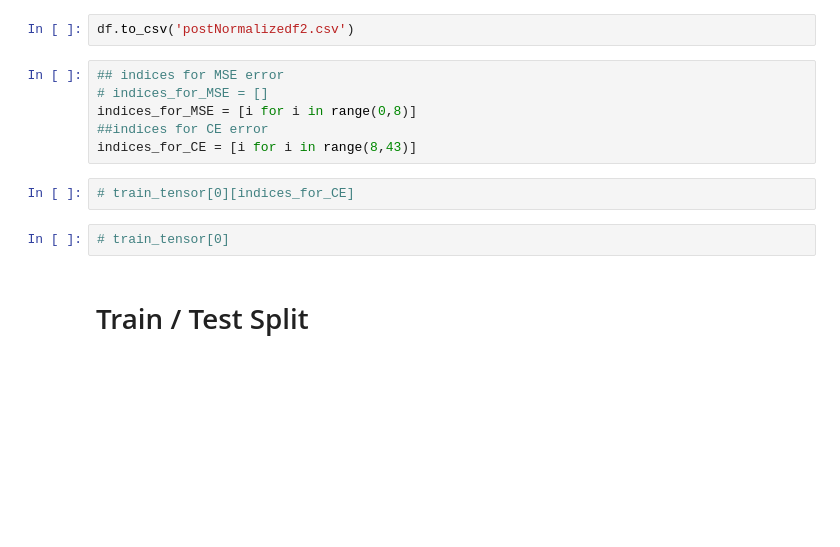
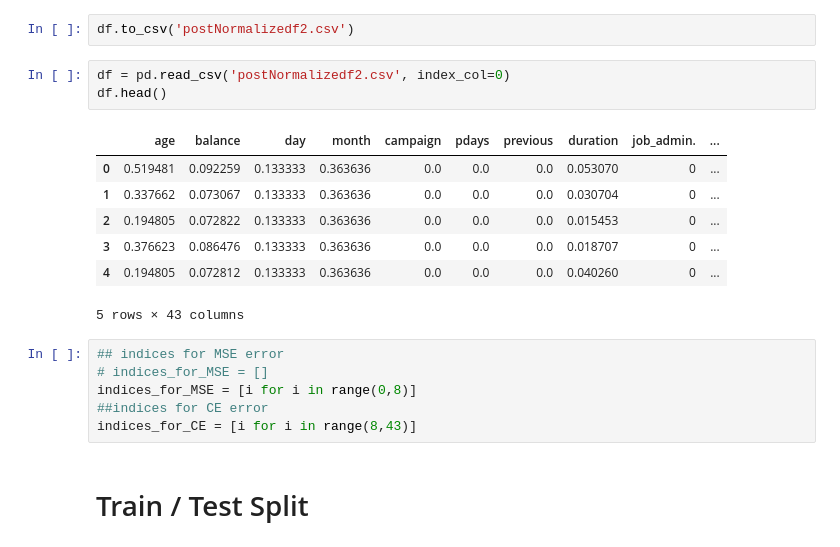
Before and after one commit to JordanPhilipMeyer/autoencoder_explore, a Jupyter notebook: Autoencoder Play.ipynb, the cells around one changed output. Saved outputs shown, nothing was run; the diff lists cells and outputs as text; blank space fills up the shorter version.

```diff
--- a/Autoencoder Play.ipynb
+++ b/Autoencoder Play.ipynb
@@ -286,16 +285,23 @@ y_yes                    uint8
 dtype: object
 # %%
 df.to_csv('postNormalizedf2.csv')
+# %%
+df = pd.read_csv('postNormalizedf2.csv', index_col=0)
+df.head()
+# %% [output]
+|  | age | balance | day | month | campaign | pdays | previous | duration | job_admin. | ... |
+| 0 | 0.519481 | 0.092259 | 0.133333 | 0.363636 | 0.0 | 0.0 | 0.0 | 0.053070 | 0 | ... |
+| 1 | 0.337662 | 0.073067 | 0.133333 | 0.363636 | 0.0 | 0.0 | 0.0 | 0.030704 | 0 | ... |
+| 2 | 0.194805 | 0.072822 | 0.133333 | 0.363636 | 0.0 | 0.0 | 0.0 | 0.015453 | 0 | ... |
+| 3 | 0.376623 | 0.086476 | 0.133333 | 0.363636 | 0.0 | 0.0 | 0.0 | 0.018707 | 0 | ... |
+| 4 | 0.194805 | 0.072812 | 0.133333 | 0.363636 | 0.0 | 0.0 | 0.0 | 0.040260 | 0 | ... |
+5 rows × 43 columns
 # %%
 ## indices for MSE error
 # indices_for_MSE = []
 indices_for_MSE = [i for i in range(0,8)]
 ##indices for CE error
 indices_for_CE = [i for i in range(8,43)]
-# %%
-# train_tensor[0][indices_for_CE]
-# %%
-# train_tensor[0]
 # %% [markdown]
 # Train / Test Split
 # %%
```
Also changed, not shown: parts of 37 cells of this notebook.
